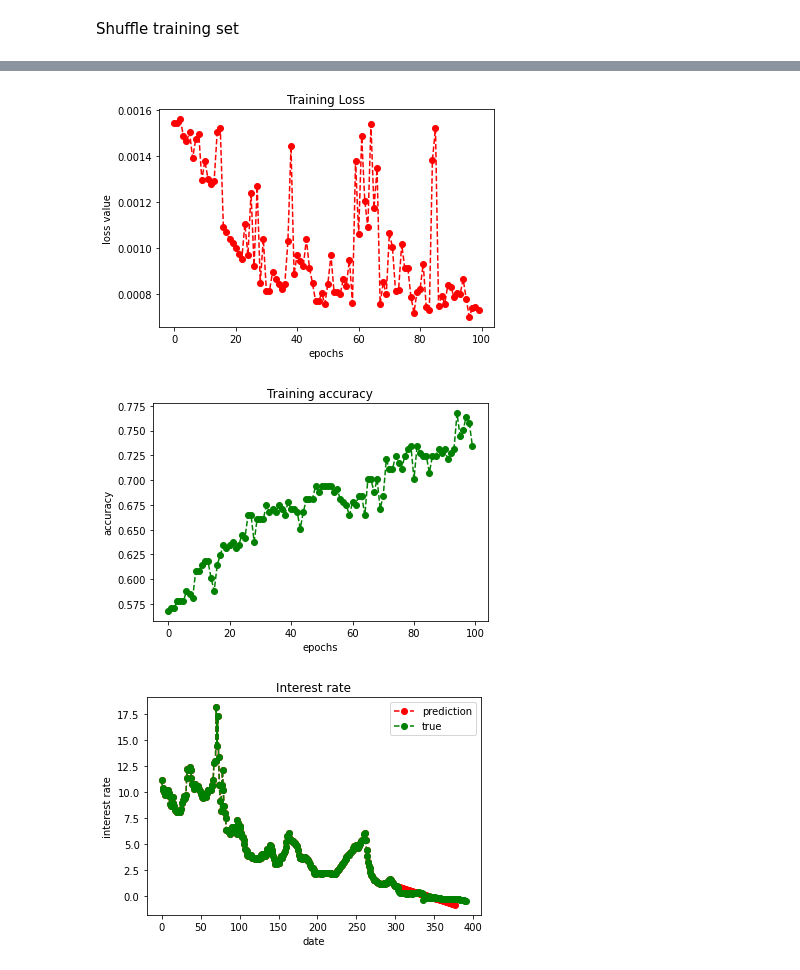
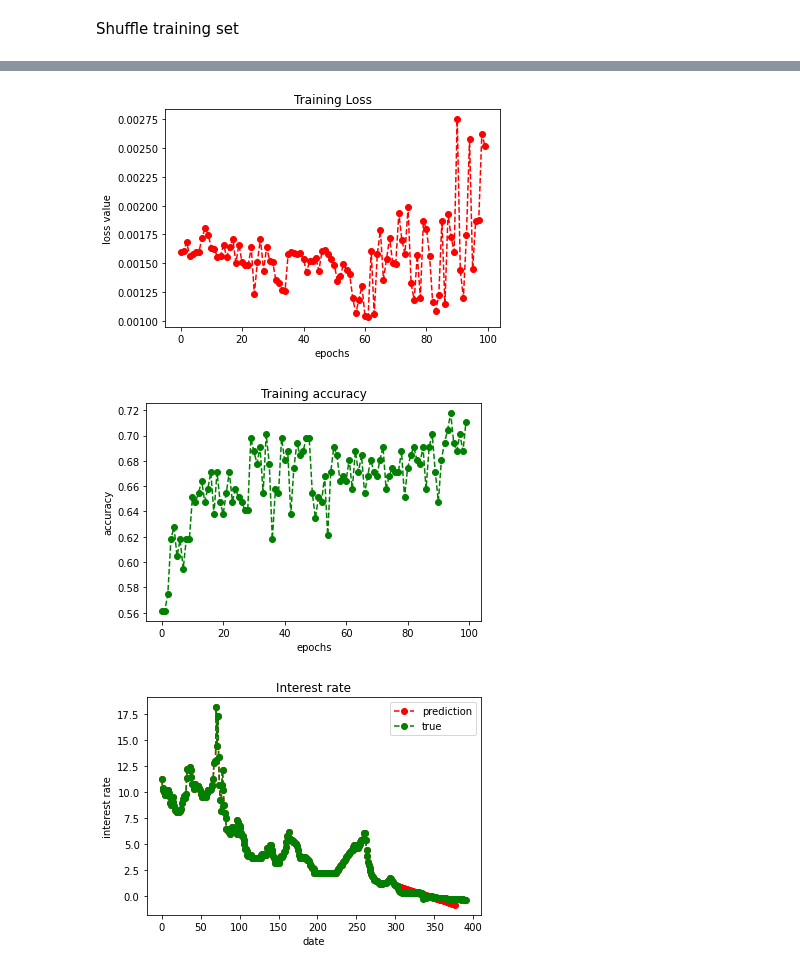
Before and after one commit to charlottekennedy/MALIS, a Jupyter notebook: classification.ipynb, the cells around one changed output, grey strips where cells are left out. Drawn from its saved outputs; the diff is of its cells as text; code cells hidden in the pictures.

```diff
--- a/classification.ipynb
+++ b/classification.ipynb
@@ -236,7 +234,7 @@ verbose=True
 print_every_k=10
 
 # Initialization of the NN
-NN1 = MLP([years_ago, 10, 2])
+NN1 = MLP([months_ago, 10, 2])
 print('TRAINING')
 # Training
 NN1.training(x_train,y_train,learning_rate,epochs,verbose,print_every_k)
@@ -313,7 +311,7 @@ verbose=True
 print_every_k=10
 
 # Initialization of the NN
-NN1 = MLP([years_ago, 10, 2])
+NN1 = MLP([months_ago, 10, 2])
 print('TRAINING')
 # Training
 NN1.training_random(x_train,y_train,learning_rate,epochs,verbose,print_every_k)
@@ -406,39 +402,32 @@ years_ago = 12
 # %%
 #x_train = np.array([[[x[i-k,j] for k in range(years_ago)] for j in range(1,12)] for i in range (years_ago, int(0.8 * len(y)))])
-x_train = np.zeros((int(0.8 * len(y)) - years_ago, years_ago * 11))
+x_train = np.zeros((int(prop * len(y)) - months_ago, months_ago * 11))
 cpt1=0
-for i in range (years_ago, int(0.8 * len(y))):
+for i in range (months_ago, int(prop * len(y))):
     cpt2=0
     for j in range(1,12):
-        for k in range(years_ago):
+        for k in range(months_ago):
             x_train[cpt1][cpt2] = x[i-k,j]
             cpt2+=1
     cpt1+=1
 
 x_train = x_train.astype('float64')
-y_train=np.array(y[years_ago:int(0.8 * len(y))])
-
-print(x_train.shape)
-print(y_train.shape)
+y_train=np.array(y[months_ago:int(prop * len(y))])
 
 
-x_test = 0*np.zeros((len(y) - int(0.8 * len(y))-1, years_ago * 11))
+x_test = 0*np.zeros((len(y) - int(prop * len(y))-1, months_ago * 11))
 cpt1=0
-for i in range (int(0.8 * len(y))+1, len(y)):
+for i in range (int(prop * len(y))+1, len(y)):
     cpt2=0
     for j in range(1,12):
-        for k in range(years_ago):
+        for k in range(months_ago):
             x_test[cpt1][cpt2] = x[i-k,j]
             cpt2+=1
     cpt1+=1
 #x_test= np.array([[[x[i-k,j] for k in range(years_ago)] for j in range (1,12)] for i in range (int(0.8 * len(y))+1, len(y))])
 x_test = x_test.astype('float64')
-y_test=np.array(y[int(0.8 * len(y))+1:len(y)])
-
-print(x_test.shape)
-print(y_test.shape)
+y_test=np.array(y[int(prop * len(y))+1:len(y)])
 
 avg_up = average_up(x, y_train)
-print(avg_down)
 avg_down = average_down(x, y_train)
 # %% [output]
@@ -456,7 +440,7 @@ verbose=True
 print_every_k=10
 
 # Initialization of the NN
-NN1 = MLP([years_ago*11, 20, 2])
+NN1 = MLP([months_ago*11, 20, 2])
 print('TRAINING')
 # Training
 NN1.training(x_train,y_train,learning_rate,epochs,verbose,print_every_k)
@@ -529,7 +513,7 @@ verbose=True
 print_every_k=10
 
 # Initialization of the NN
-NN1 = MLP([years_ago*11, 20, 2])
+NN1 = MLP([months_ago*11, 20, 2])
 print('TRAINING')
 # Training
 NN1.training(x_train,y_train,learning_rate,epochs,verbose,print_every_k)
@@ -574,5 +558,5 @@ loss = 7.533e-04 , accuracy = 61.54 %
-[figure, old version]
+[figure, new version]
-[figure, old version]
+[figure, new version]
 # %%
 true_plot= x[1:len(x),1]
 l_x_train = len(x_train)
```
Also changed, not shown: parts of 15 cells of this notebook, 1 other file.
